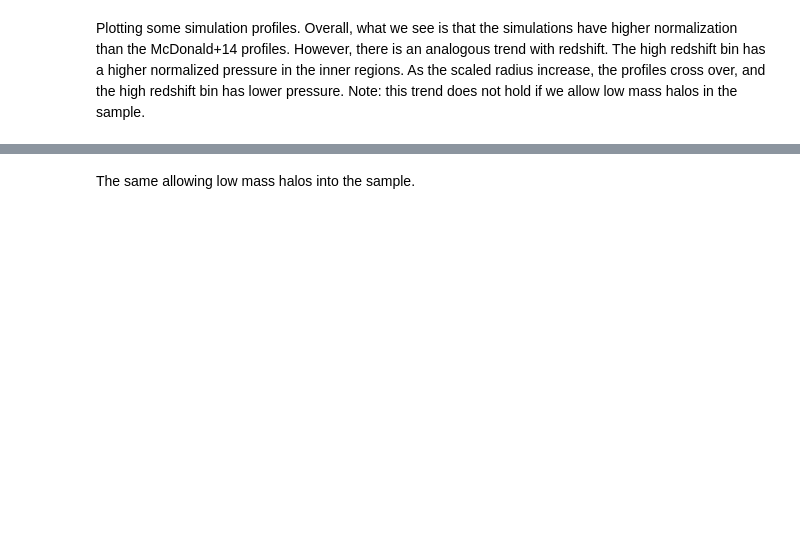
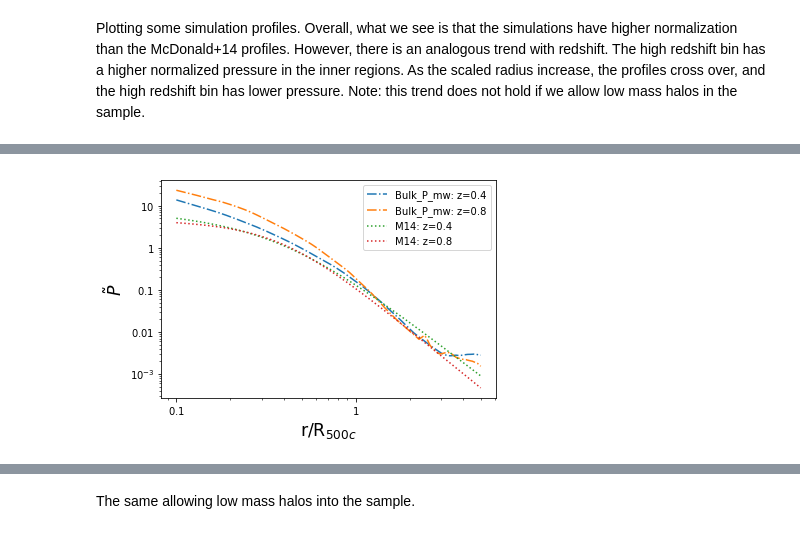
Before and after one commit to cavestruz/SZmaps, a Jupyter notebook: notebooks/ClusterProfiles.ipynb, the cells around one changed output, grey strips where cells are left out. Cells and saved outputs as stored; diff of their text form; code cells hidden in the pictures; blank space fills up the shorter version.

```diff
--- a/notebooks/ClusterProfiles.ipynb
+++ b/notebooks/ClusterProfiles.ipynb
@@ -192,36 +96,3 @@ def calculate_scaled_profile_stats(halo_profiles_dict, halo_properties_dict, hal
-# %%
-# Get the closest aexps corresponding to average redshifts of the McDonald+14 sample
-aexps = [1./(1. + redshift) for redshift in [0.4, 0.8]]
-
-def get_simulation_average_profiles(database_name='L500_NR_0', database_dir='/home/babyostrich/data/databases/',
-                                  rscales=['500c'], aexps=aexps, profiles=['P_mw','P_vw', 'Bulk_P_vw', 'Bulk_P_mw'],
-                                   M500min=3e14) :
-    import L500analysis.caps.io.reader as db
-
-    # Load the simulation
-    sim = db.Simulation(database_name,db_dir=database_dir)
-    sim_aexps = [sim.find_aexp(aexp) for aexp in aexps]
-
-    # Get the halo_ids
-    halo_ids = {aexp: sim.get_halo_ids(aexp) for aexp in sim_aexps}
-
-    # Get necessary properties: 'r500c, r200m, M_total_500c, M_total_200m' from halos table; 'P_mw, P_vw, Bulk_P_vw, Bulk_P_mw'
-    props = ['r'+r for r in rscales] + ['M_total_'+r for r in rscales]
-    profiles = ['P_mw', 'P_vw', 'Bulk_P_vw', 'Bulk_P_mw']
-
-    # Select the halo properties and profiles for the aexp
-    halo_properties_dict = {aexp: sim.get_halo_properties(halo_ids[aexp], props, aexp)
-                               for aexp in sim_aexps}
-    halo_profiles_dict = {aexp: sim.get_halo_profiles(halo_ids[aexp], profiles, aexp)
-                               for aexp in sim_aexps}
-
-    average_profiles = {}
-    for profile_name in profiles :
-        average_profiles[profile_name] = calculate_average_normalized_profiles(halo_profiles_dict,
-                                                                               halo_properties_dict,
-                                                                               halo_ids, profile_name, M500min=M500min)
-
-    return average_profiles
 # %%
 M500min=3e14
 nr_avg_profiles = get_simulation_average_profiles(database_name='L500_NR_0',M500min=M500min)
@@ -255,6 +142,9 @@ plot_sim_pressure_w_McDonald(csf_avg_profiles, Pkey = 'P_mw')
 # %%
 # Mass weighted bulk pressure
-plot_sim_pressure_w_McDonald(nr_avg_profiles, Pkey = 'Bulk_P_mw')
+plot_sim_pressure_w_McDonald(csf_avg_profiles, Pkey = 'Bulk_P_mw')
+plt.savefig('Bulk_P_mw_csf')
+# %% [output]
+[figure, added]
 # %%
 # Velocity weighted pressure
 plot_sim_pressure_w_McDonald(agn_avg_profiles, Pkey = 'P_vw')
```
Also changed, not shown: parts of 22 cells of this notebook, 4 other files.
